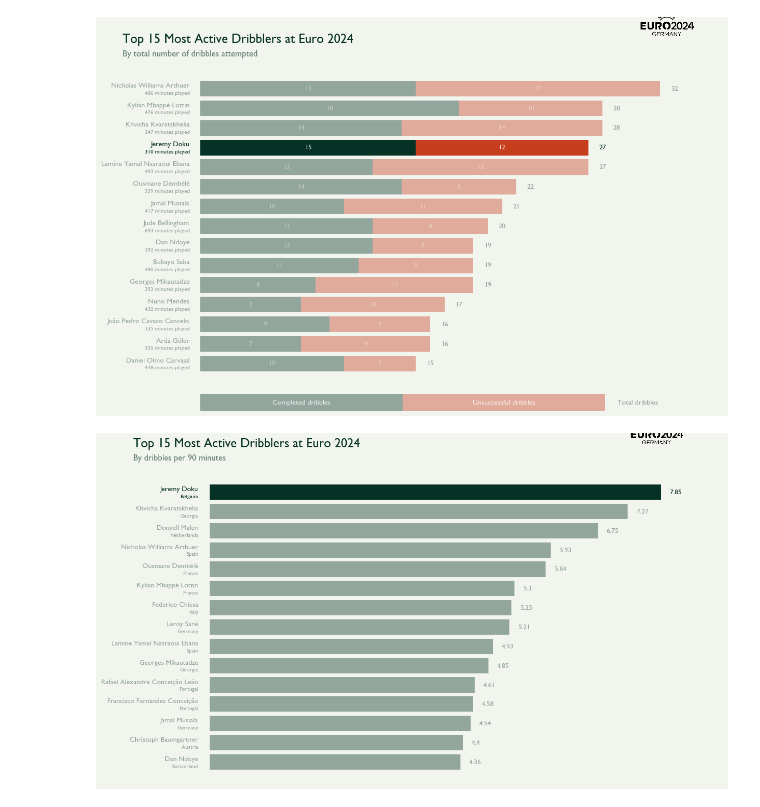
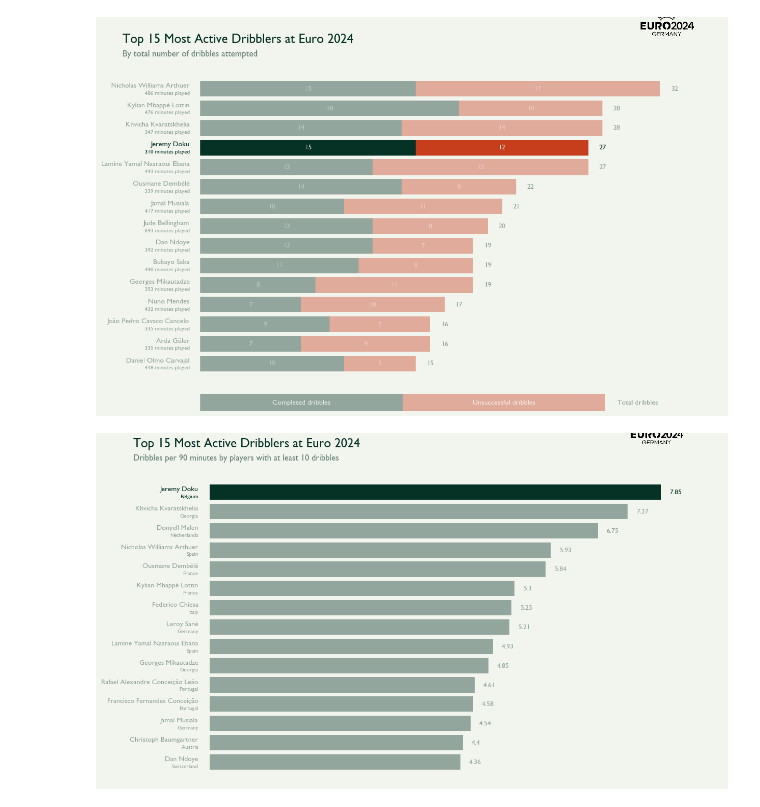
Before and after one commit to MarijnSt/soccermatics-project-1, a Jupyter notebook: per_90.ipynb, the cells around one changed output. Cells and saved outputs as stored; diff of their text form; code cells hidden in the pictures.

Commit message:
Dribbles per 90 v success rate

```diff
--- a/per_90.ipynb
+++ b/per_90.ipynb
@@ -517,7 +517,7 @@ plt.show()
 # %% [output]
 [figure]
 # %%
-# Plot stacked bars of complete and incomplete dribbles for players with most dribble attempts
+# Sort players by dribbles per 90 minutes
 df_top_dribblers_per_90 = df_player_stats.sort_values('dribbles_per_90', ascending=True).tail(15)
 
 # Reset the index after sorting
@@ -543,7 +543,7 @@ plt.rcParams.update({
 
 # Set titles
 plt.suptitle('Top 15 Most Active Dribblers at Euro 2024', fontweight='bold', fontsize=18, ha='left', x=0, y=0.96)
-plt.text(0, 0.9, 'By dribbles per 90 minutes', ha='left', va='bottom', transform=plt.gcf().transFigure, fontsize=12, color=dark_color, alpha=0.6)
+plt.text(0, 0.9, 'Dribbles per 90 minutes by players with at least 10 dribbles', ha='left', va='bottom', transform=plt.gcf().transFigure, fontsize=12, color=dark_color, alpha=0.6)
 
 # Loop through data and plot different things
 for i, row in df_top_dribblers_per_90.iterrows():
@@ -584,31 +584,31 @@ for i, row in df_top_dribblers_per_90.iterrows():
 # Remove labels and ticks
 ax.set_yticklabels([])
 ax.set_yticks([])
 ax.set_xticks([])
 
 # Remove all spines
 ax.spines['top'].set_visible(False)
 ax.spines['right'].set_visible(False)
 ax.spines['left'].set_visible(False)
 ax.spines['bottom'].set_visible(False)
 
 # Add Euros 2024 logo (moved to correct position on saved image, looks different here)
 logo = mpimg.imread('euro_2024_logo.png')
 imagebox = OffsetImage(logo, zoom=0.15)  # Adjust zoom factor as needed
 ab = AnnotationBbox(imagebox,
                     xy=(0.96, 0.91),      # Position in axes coordinates (x, y)
                     xycoords='figure fraction',
                     box_alignment=(1, 1),  # Alignment of box (1,1 is top right)
                     frameon=False)        # No frame around the image
 
 fig.add_artist(ab)
 
 # Adjust layout and margins
 plt.savefig('dribbles_per_90.png',
             bbox_inches='tight',
             pad_inches=0.4,  # Adjust this value to control the padding
             facecolor=background_color,
             dpi=300)
 plt.show()
 # %% [output]
-[figure, old version]
+[figure, new version]
```
Also changed, not shown: parts of 3 cells of this notebook, 2 other files.
